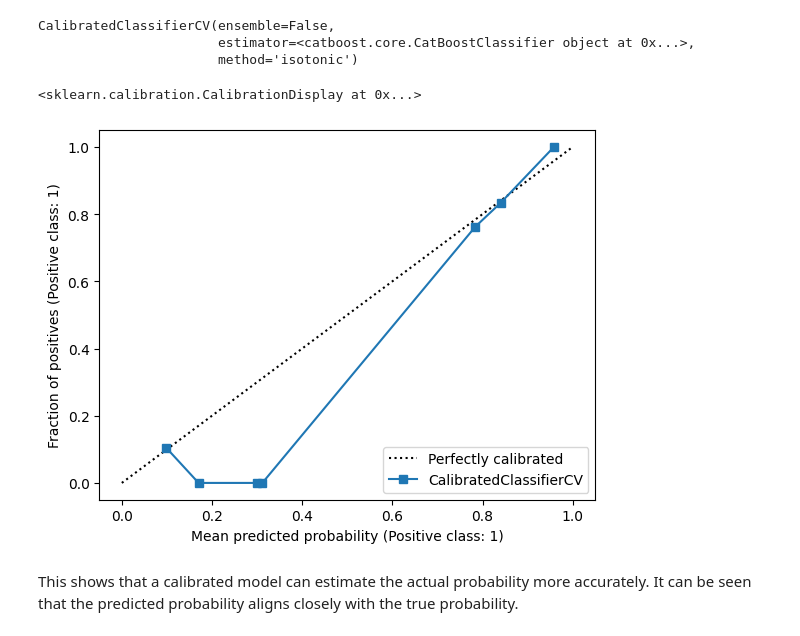
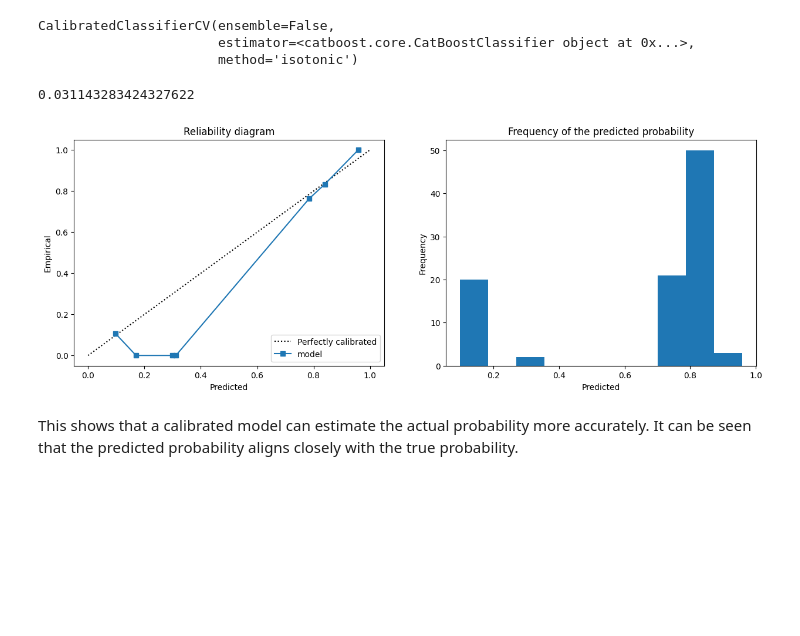
Before and after one commit to nutorbit/uncertainty-modeling, a Jupyter notebook: notebooks/02_probability_calibration.ipynb, the cells around one changed output. Cells and saved outputs as stored; diff of their text form; code cells hidden in the pictures; blank space fills up the shorter version.

```diff
--- a/notebooks/02_probability_calibration.ipynb
+++ b/notebooks/02_probability_calibration.ipynb
@@ -159,8 +165,8 @@ The isotonic regression model is trained by minimizing the same loss function as
 # %% [markdown]
 Time to calibrate the model, we will use isotonic regression as a calibrator. Scikit-learn provides the module to do all of these for us already `CalibratedClassifierCV`. Where `method='sigmoid'` will perform Platt's scaling and `method='isotonic'` will perform isotonic regression.
 # %%
-calibrator = CalibratedClassifierCV(model, method="isotonic", ensemble=False)
-calibrator.fit(
+calibrated_model = CalibratedClassifierCV(model, method="isotonic", ensemble=False)
+calibrated_model.fit(
     train_encoded.drop("Loan_Status", axis=1),
     train_encoded["Loan_Status"]
 )
@@ -168,16 +174,12 @@ calibrator.fit(
 CalibratedClassifierCV(ensemble=False,
                        estimator=<catboost.core.CatBoostClassifier object at 0x...>,
                        method='isotonic')
-# %%
-CalibrationDisplay.from_estimator(
-    estimator=calibrator,
-    X=test_encoded.drop("Loan_Status", axis=1),
-    y=test_encoded["Loan_Status"],
-    n_bins=20
-)
-# %% [output]
-<sklearn.calibration.CalibrationDisplay at 0x...>
-[figure, removed]
+# %%
+mse = plot_reliability_diagram(test["Loan_Status"], calibrated_model.predict_proba(test_encoded.drop("Loan_Status", axis=1))[:, 1])
+mse
+# %% [output]
+0.031143283424327622
+[figure, added]
 # %% [markdown]
 This shows that a calibrated model can estimate the actual probability more accurately. It can be seen that the predicted probability aligns closely with the true probability.
 # %%
```
Also changed, not shown: parts of 31 cells of this notebook, 1 other file.
